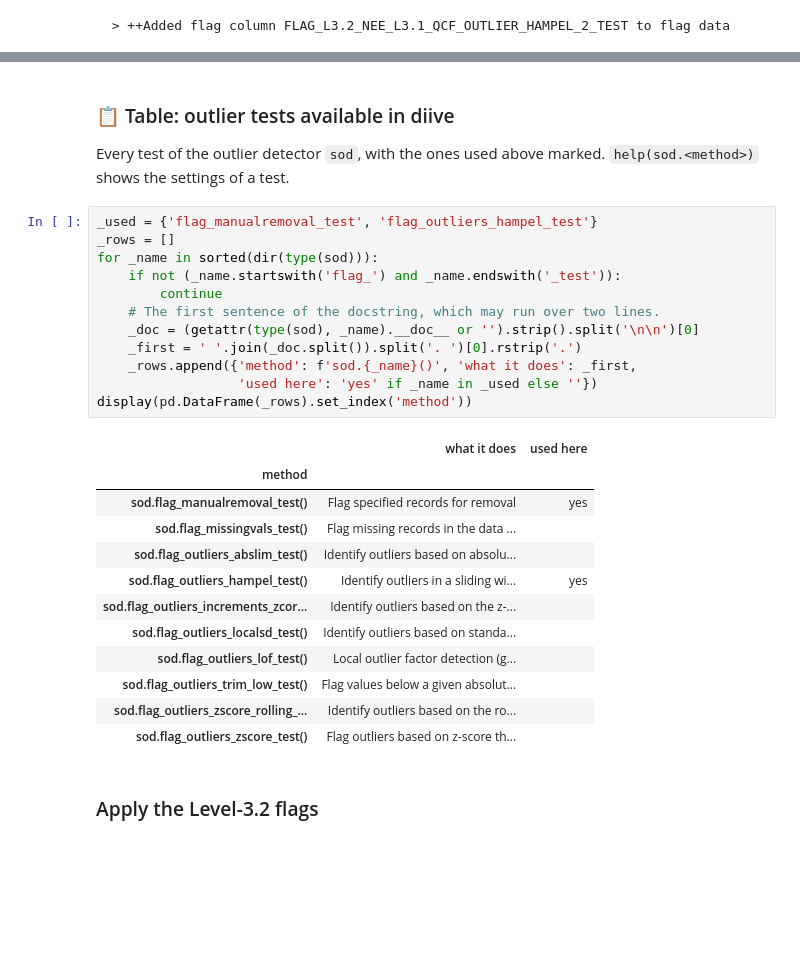
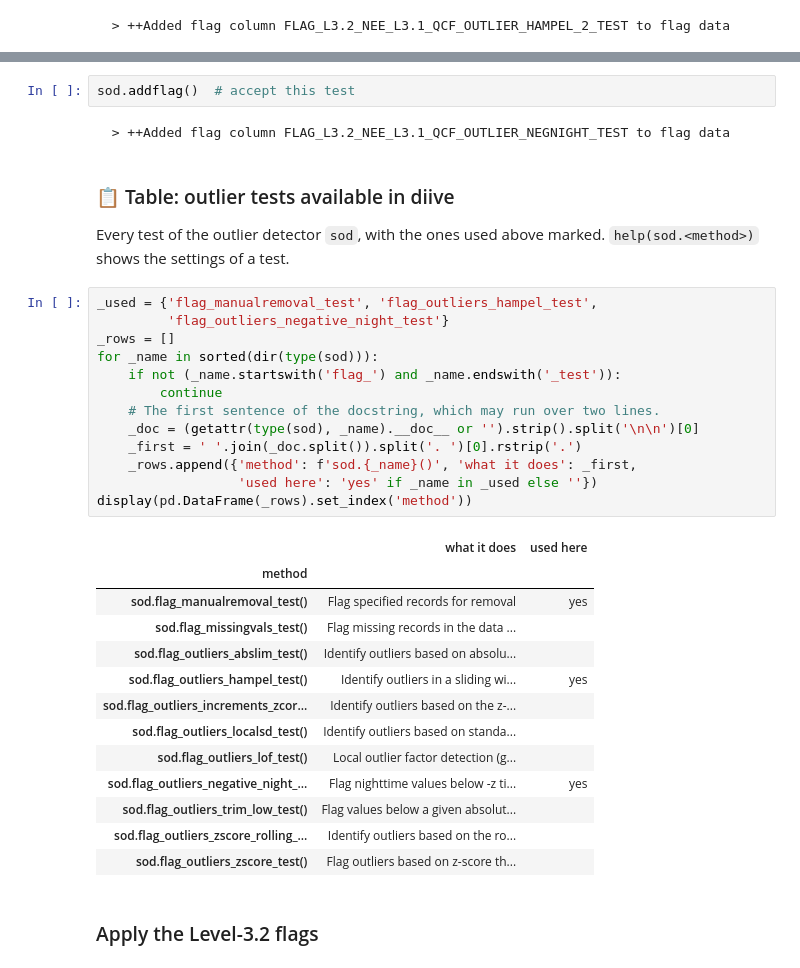
Before and after one commit to holukas/dataset_ch-lae_flux_product, a Jupyter notebook: workflow/30_FLUX_PROCESSING_CHAIN/34_IRGA72_2016-2024/01_FPPC_IRGA72_2016-2026.09.ipynb, the cells around one changed output, grey strips where cells are left out. Saved outputs shown, nothing was run; the diff lists cells and outputs as text; blank space fills up the shorter version.

```diff
--- a/workflow/30_FLUX_PROCESSING_CHAIN/34_IRGA72_2016-2024/01_FPPC_IRGA72_2016-2026.09.ipynb
+++ b/workflow/30_FLUX_PROCESSING_CHAIN/34_IRGA72_2016-2024/01_FPPC_IRGA72_2016-2026.09.ipynb
@@ -369,30 +418,36 @@ sod.addflag()  # accept this test
+# %%
+sod.addflag()  # accept this test
+# %% [output]
+  > ++Added flag column FLAG_L3.2_NEE_L3.1_QCF_OUTLIER_NEGNIGHT_TEST to flag data
 # %% [markdown]
 ### 📋 Table: outlier tests available in diive
 
 Every test of the outlier detector `sod`, with the ones used above marked. `help(sod.<method>)`
 shows the settings of a test.
 # %%
-_used = {'flag_manualremoval_test', 'flag_outliers_hampel_test'}
+_used = {'flag_manualremoval_test', 'flag_outliers_hampel_test',
+         'flag_outliers_negative_night_test'}
 _rows = []
 for _name in sorted(dir(type(sod))):
     if not (_name.startswith('flag_') and _name.endswith('_test')):
         continue
     # The first sentence of the docstring, which may run over two lines.
     _doc = (getattr(type(sod), _name).__doc__ or '').strip().split('\n\n')[0]
     _first = ' '.join(_doc.split()).split('. ')[0].rstrip('.')
     _rows.append({'method': f'sod.{_name}()', 'what it does': _first,
                   'used here': 'yes' if _name in _used else ''})
 display(pd.DataFrame(_rows).set_index('method'))
 # %% [output]
 |  | what it does | used here |
 | method |  |  |
 | sod.flag_manualremoval_test() | Flag specified records for removal | yes |
 | sod.flag_missingvals_test() | Flag missing records in the data ... |  |
 | sod.flag_outliers_abslim_test() | Identify outliers based on absolu... |  |
 | sod.flag_outliers_hampel_test() | Identify outliers in a sliding wi... | yes |
 | sod.flag_outliers_increments_zcor... | Identify outliers based on the z-... |  |
 | sod.flag_outliers_localsd_test() | Identify outliers based on standa... |  |
 | sod.flag_outliers_lof_test() | Local outlier factor detection (g... |  |
+| sod.flag_outliers_negative_night_... | Flag nighttime values below -z ti... | yes |
 | sod.flag_outliers_trim_low_test() | Flag values below a given absolut... |  |
 | sod.flag_outliers_zscore_rolling_... | Identify outliers based on the ro... |  |
 | sod.flag_outliers_zscore_test() | Flag outliers based on z-score th... |  |
```
Also changed, not shown: parts of 19 cells of this notebook.
